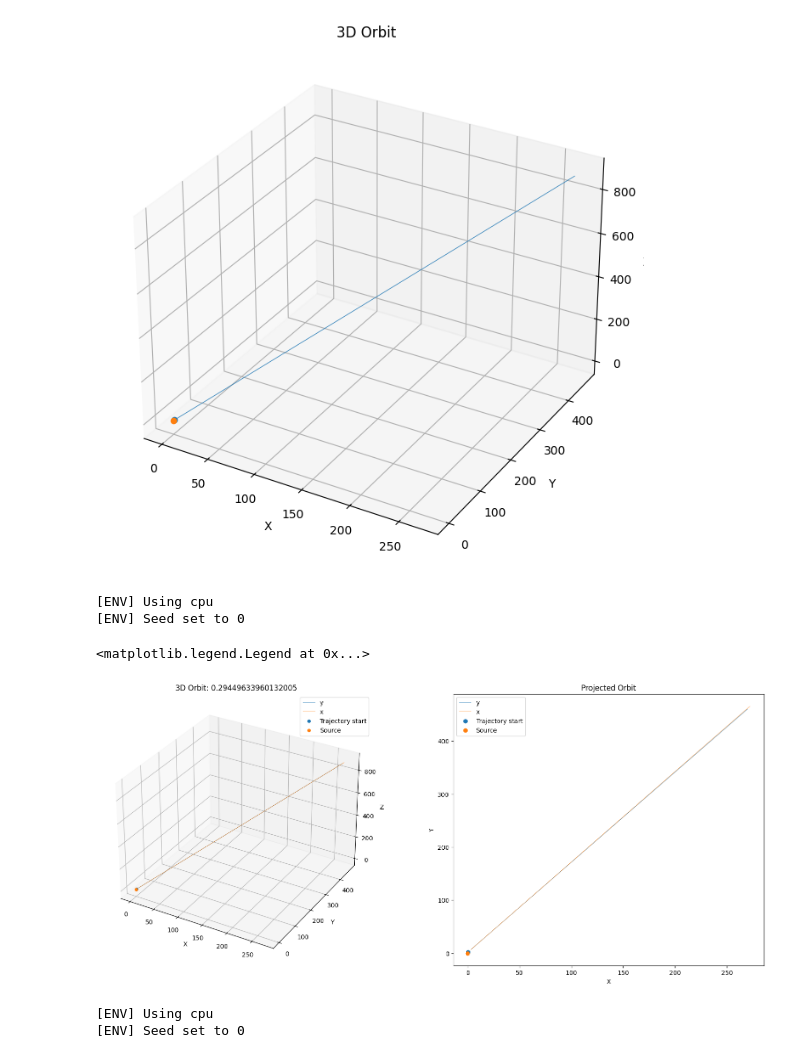
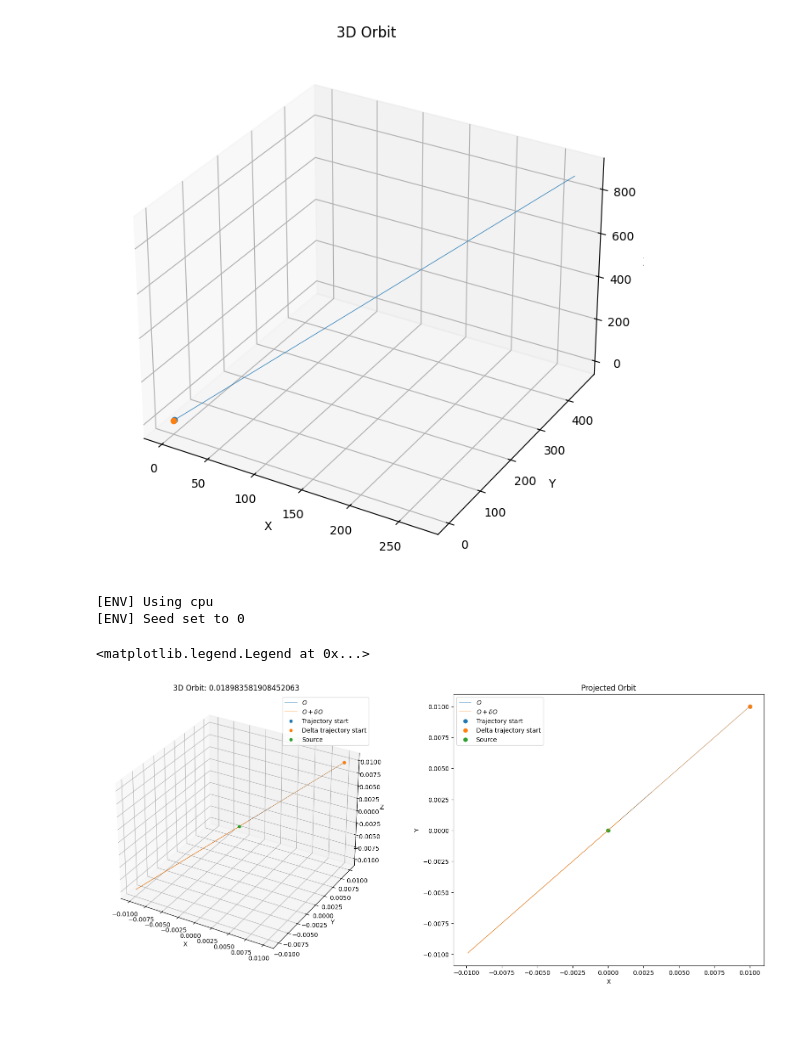
Before and after one commit to anirudhshankar99/ContinuousRL, a Jupyter notebook: Dynamics/test_orbits.ipynb, the cells around one changed output. Drawn from its saved outputs; the diff is of its cells as text; code cells hidden in the pictures; blank space fills up the shorter version.

```diff
--- a/Dynamics/test_orbits.ipynb
+++ b/Dynamics/test_orbits.ipynb
@@ -58,43 +56,43 @@ def make_env(gym_id, seed):
         env.observation_space.seed(seed)
         return env
     return thunk
-# %%
-env = make_env(None, seed=seed)()
-env.reset(init_params)
-_, reward, _, _, info = env.step(np.zeros((6)))
-# %% [output]
-[ENV] Using cpu
-[ENV] Seed set to 0
+# %%
+env = make_env(None, seed=seed)()
+env.reset(init_params)
+init_params, reward, _, _, info = env.step(np.zeros((6)), delta=1e-8)
+orbit = solve_ivp(get_equations, t_span=(0, 1000), y0=init_params, t_eval=np.linspace(0, 100, 1000))
+init_params_delta = init_params + np.random.normal(scale=1e-8, size=len(init_params))
+orbit_delta = solve_ivp(get_equations, t_span=(0, 1000), y0=init_params_delta, t_eval=np.linspace(0, 100, 1000))
+orbit_dists = np.linalg.norm(orbit.y - orbit_delta.y, axis=0)
+log_orbit_dists = np.log(orbit_dists + 1e-8)
+fit_coeffs = np.polyfit(orbit.t, log_orbit_dists, 1)
+# %% [output]
+[ENV] Using cpu
+[ENV] Seed set to 0
 # %%
 fig = plt.figure(figsize=(20, 8))
 ax1 = fig.add_subplot(121, projection='3d')
-ax1.plot(info['10_y'][:,0], info['10_y'][:,1], info['10_y'][:,2], lw=0.5, label='y')
-ax1.plot(info['10_x'][:,0], info['10_x'][:,1], info['10_x'][:,2], lw=0.5, label='x')
+ax1.plot(orbit.y[0], orbit.y[1], orbit.y[2], lw=0.5, label=r'$O$')
+ax1.plot(orbit_delta.y[0], orbit_delta.y[1], orbit_delta.y[2], lw=0.5, label=r'$O+\delta O$')
 ax1.scatter(init_params[0], init_params[1], init_params[2], label='Trajectory start')
+ax1.scatter(init_params_delta[0], init_params_delta[1], init_params_delta[2], label='Delta trajectory start')
 ax1.scatter(0, 0, 0, label='Source')
 ax1.set_xlabel('X')
 ax1.set_ylabel('Y')
 ax1.set_zlabel('Z')
-ax1.set_title(f'3D Orbit: {reward}')
+ax1.set_title(f'3D Orbit: {fit_coeffs[0]}')
 ax1.legend()
 
 ax2 = fig.add_subplot(122)
-ax2.plot(info['10_y'][:,0], info['10_y'][:,1], lw=0.5, label='y')
-ax2.plot(info['10_x'][:,0], info['10_x'][:,1], lw=0.5, label='x')
+ax2.plot(orbit.y[0], orbit.y[1], lw=0.5, label=r'$O$')
+ax2.plot(orbit_delta.y[0], orbit_delta.y[1], lw=0.5, label=r'$O+\delta O$')
 ax2.scatter(init_params[0], init_params[1], label='Trajectory start')
+ax2.scatter(init_params_delta[0], init_params_delta[1], label='Delta trajectory start')
 ax2.scatter(0, 0, label='Source')
 ax2.set_xlabel('X')
 ax2.set_ylabel('Y')
 ax2.set_title('Projected Orbit')
 ax2.legend()
 # %% [output]
 <matplotlib.legend.Legend at 0x...>
-[figure, old version]
+[figure, new version]
-# %%
-init_params = [0.48813504, 2.15189366, 1.02763376, 0.1, 0, 0]
-env = make_env(None, seed=seed)()
-env.reset(init_params)
-_, reward, _, _, info = env.step(np.zeros((6)))
-# %% [output]
-[ENV] Using cpu
-[ENV] Seed set to 0
```
Also changed, not shown: parts of 5 cells of this notebook, 4 other files.
